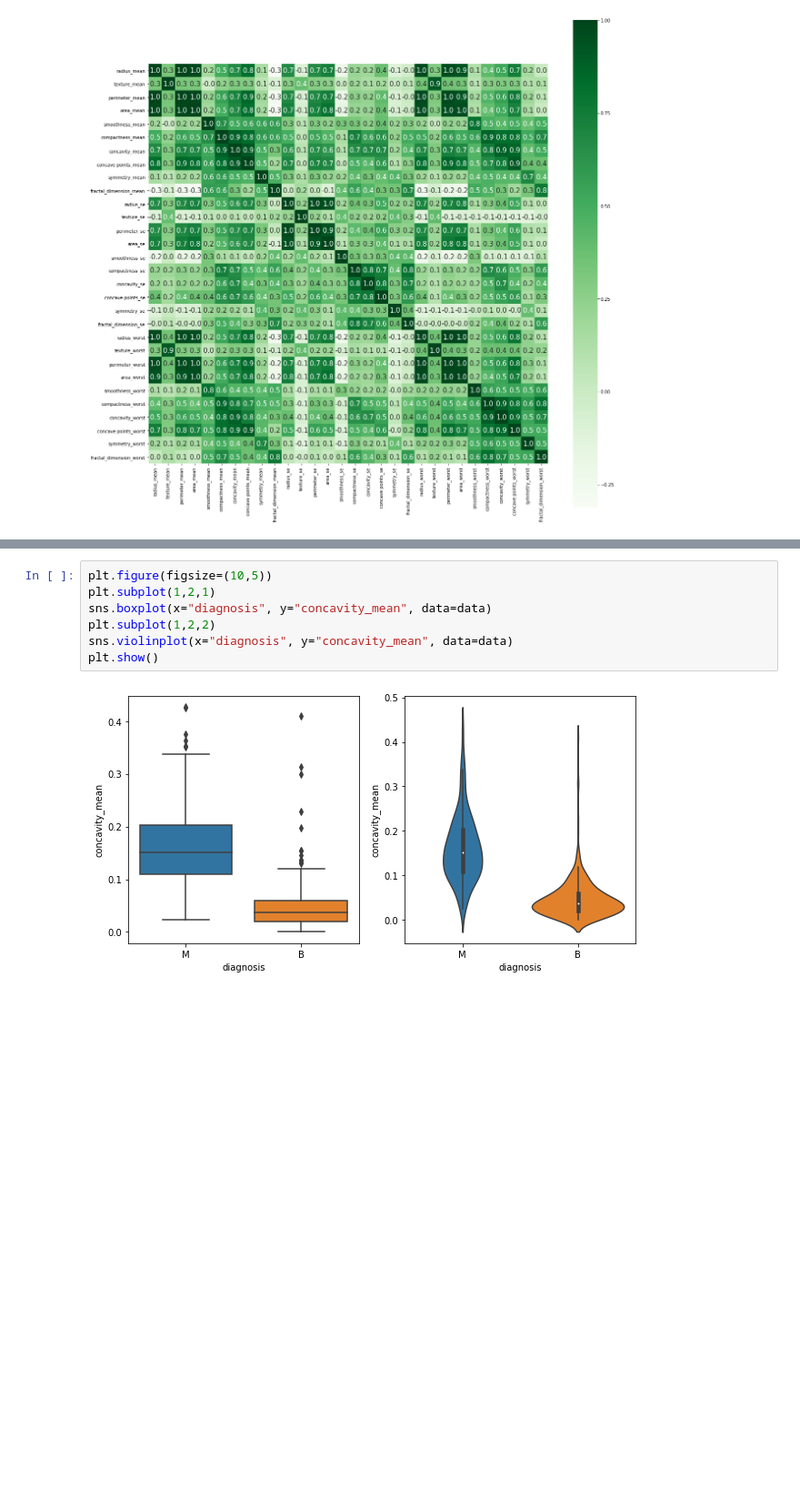
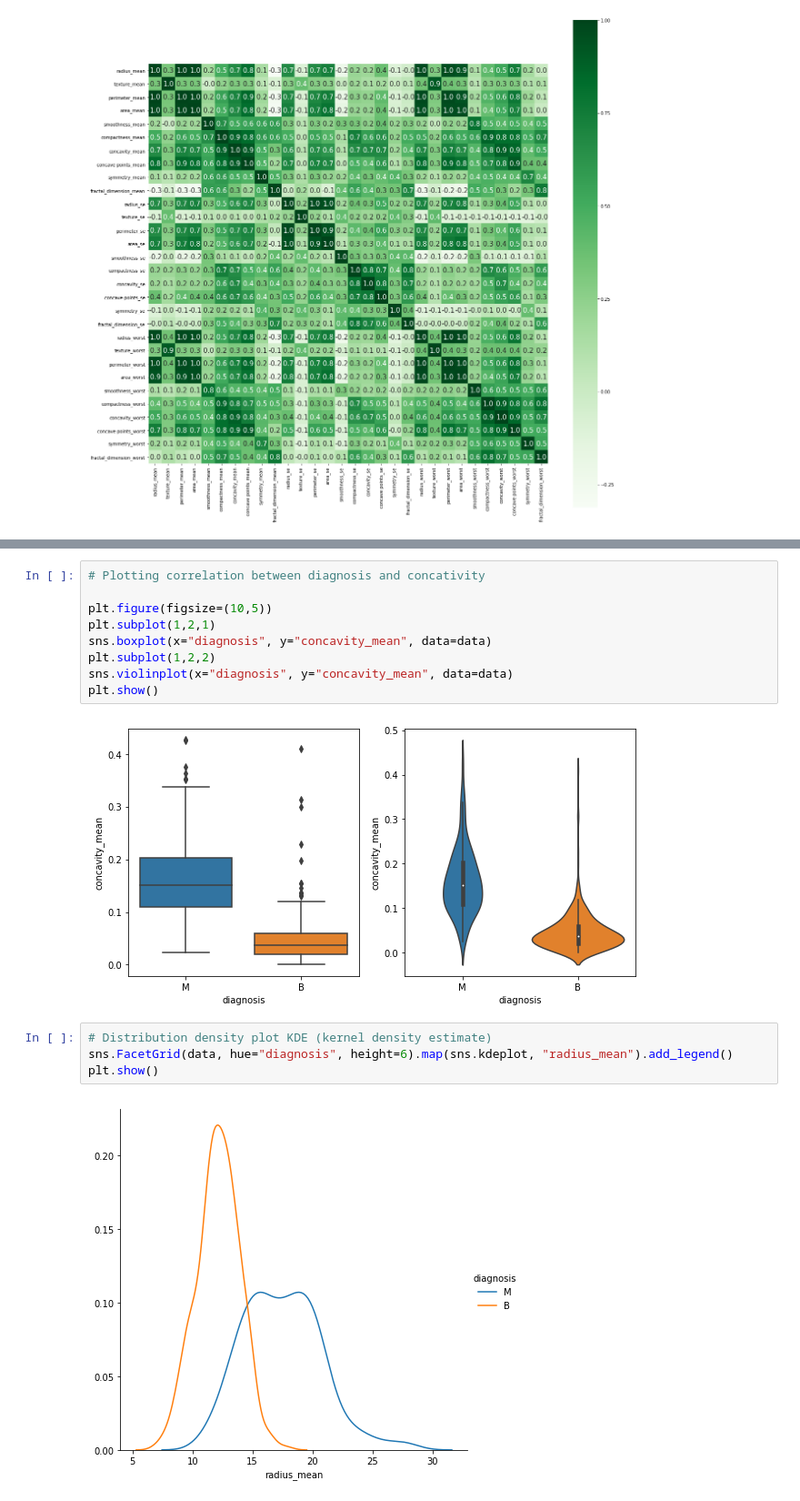
Before and after one commit to 221710307063/Breast-Cancer-EDA, a Jupyter notebook: BreastCancer.ipynb, the cells around one changed output, grey strips where cells are left out. Shown at 91% size. Saved outputs shown, nothing was run; the diff lists cells and outputs as text; blank space fills up the shorter version.

Commit message:
Added data visualizations

```diff
--- a/BreastCancer.ipynb
+++ b/BreastCancer.ipynb
@@ -170,6 +164,8 @@ plt.show()
 # %% [output]
 [figure]
 # %%
+# Plotting correlation between diagnosis and concativity
+
 plt.figure(figsize=(10,5))
 plt.subplot(1,2,1)
 sns.boxplot(x="diagnosis", y="concavity_mean", data=data)
@@ -178,3 +174,9 @@ sns.violinplot(x="diagnosis", y="concavity_mean", data=data)
 plt.show()
 # %% [output]
 [figure]
+# %%
+# Distribution density plot KDE (kernel density estimate)
+sns.FacetGrid(data, hue="diagnosis", height=6).map(sns.kdeplot, "radius_mean").add_legend()
+plt.show()
+# %% [output]
+[figure, added]
```
Also changed, not shown: parts of 27 cells of this notebook.
